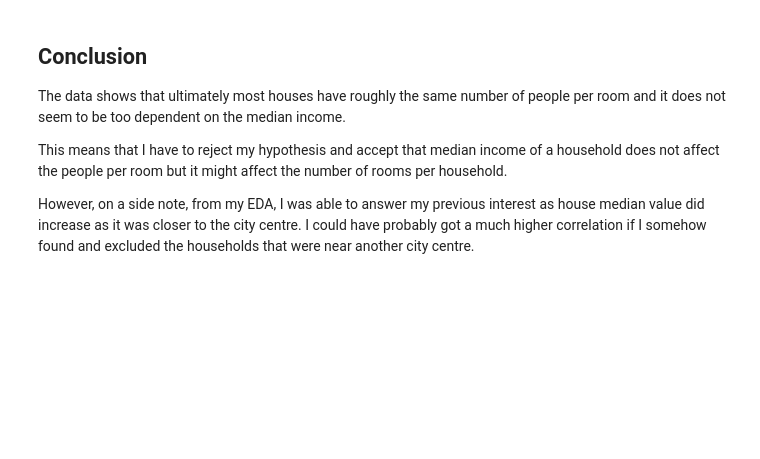
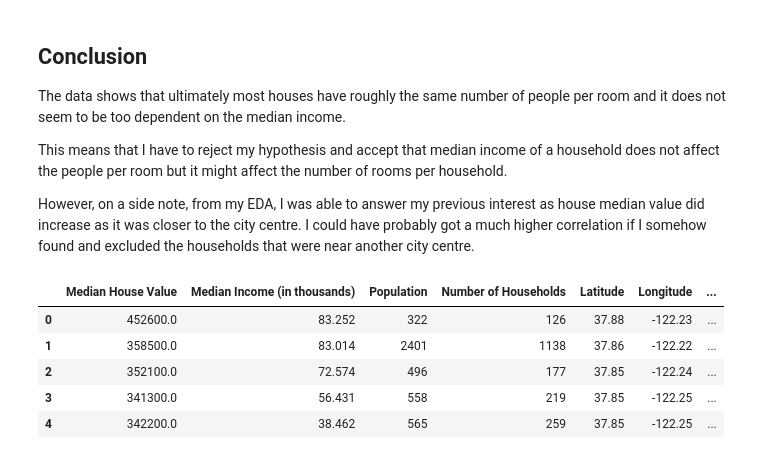
Before and after one commit to abeeto/project-group14-DATA301, a Jupyter notebook: notebooks/analysis1.ipynb, the cells around one changed output. Drawn from its saved outputs; the diff is of its cells as text; code cells hidden in the pictures; blank space fills up the shorter version.

```diff
--- a/notebooks/analysis1.ipynb
+++ b/notebooks/analysis1.ipynb
@@ -184,10 +184,9 @@ def load_and_process(file):
         .assign(Rooms_Per_Household = lambda x: (x["Tot_Rooms"]/x["Number of Households"]))
         .assign(Bedrooms_Per_Household = lambda x: (x["Tot_Bedrooms"]/x["Number of Households"]))
         .assign(People_Per_Household = lambda x: (x["Population"]/x["Number of Households"]))
-        .assign(People_Per_Room = lambda x: (x["Rooms_Per_Household"]/x["People_Per_Household"]))
+        #note people per room was calculated wrongly before! did rooms/people instead of people/rooms
+        .assign(People_Per_Room = lambda x: (x["People_Per_Household"]/x["Rooms_Per_Household"]))
         .drop(columns = ["Tot_Rooms","Tot_Bedrooms"])
         .rename(columns = {"Rooms_Per_Household": "Rooms per Household", "Bedrooms_Per_Household" : "Bedrooms per Household", "People_Per_Household": "People Per Household"})
     )
     return df_refine
-
-load_and_process("../data/raw/California_Houses.csv").head()
@@ -328,3 +320,35 @@ The data shows that ultimately most houses have roughly the same number of peopl
 This means that I have to reject my hypothesis and accept that median income of a household does not affect the people per room but it might affect the number of rooms per household.
 
 However, on a side note, from my EDA, I was able to answer my previous interest as house median value did increase as it was closer to the city centre. I could have probably got a much higher correlation if I somehow found and excluded the households that were near another city centre.
+# %%
+def load_and_process(file):
+    df_clean =(
+        pd.read_csv(file)
+        .drop(["Median_Age"], axis = 1)
+        #"Distance_to_coast", "Distance_to_LA", "Distance_to_SanDiego", "Distance_to_SanJose", "Distance_to_SanFrancisco", "Longitude", "Latitude",
+        .rename(columns = {"Median_House_Value": "Median House Value", "Median_Income": "Median Income (in thousands)", "Median_Age": "Median Age","Households" : "Number of Households"
+                          ,"Distance_to_coast": "Distance to Coast","Distance_to_LA": "Distance to LA", "Distance_to_SanDiego": "Distance to San Diego", "Distance_to_SanJose": "Distance to San Jose"})
+    )
+    df_refine =(
+        df_clean
+        .apply(lambda x: x * 10 if x.name == "Median Income (in thousands)" else x)
+        .assign(Rooms_Per_Household = lambda x: (x["Tot_Rooms"]/x["Number of Households"]))
+        .assign(Bedrooms_Per_Household = lambda x: (x["Tot_Bedrooms"]/x["Number of Households"]))
+        .assign(People_Per_Household = lambda x: (x["Population"]/x["Number of Households"]))
+        .assign(People_Per_Room = lambda x: (x["People_Per_Household"]/x["Rooms_Per_Household"]))
+        .drop(columns = ["Tot_Rooms","Tot_Bedrooms"])
+        .rename(columns = {"Rooms_Per_Household": "Rooms per Household", "Bedrooms_Per_Household" : "Bedrooms per Household", "People_Per_Household": "People Per Household"})
+    )
+    return df_refine
+# %%
+#export csv to processed file for milestone 4
+df_cleaned = load_and_process("../data/raw/California_Houses.csv")
+df_cleaned.to_csv("../data/processed/California_Houses_clean.csv")
+df_cleaned.head()
+# %% [output]
+|  | Median House Value | Median Income (in thousands) | Population | Number of Households | Latitude | Longitude | ... |
+| 0 | 452600.0 | 83.252 | 322 | 126 | 37.88 | -122.23 | ... |
+| 1 | 358500.0 | 83.014 | 2401 | 1138 | 37.86 | -122.22 | ... |
+| 2 | 352100.0 | 72.574 | 496 | 177 | 37.85 | -122.24 | ... |
+| 3 | 341300.0 | 56.431 | 558 | 219 | 37.85 | -122.25 | ... |
+| 4 | 342200.0 | 38.462 | 565 | 259 | 37.85 | -122.25 | ... |
```
Also changed, not shown: parts of 1 cell of this notebook, 3 other files.
